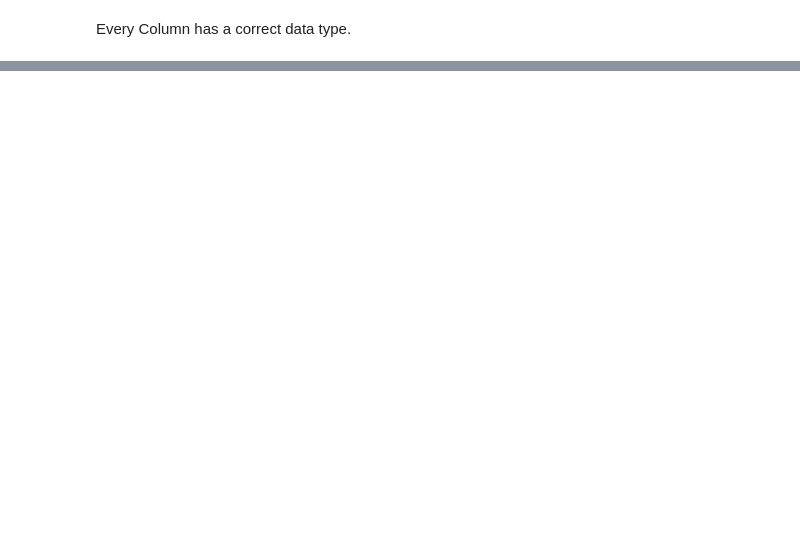
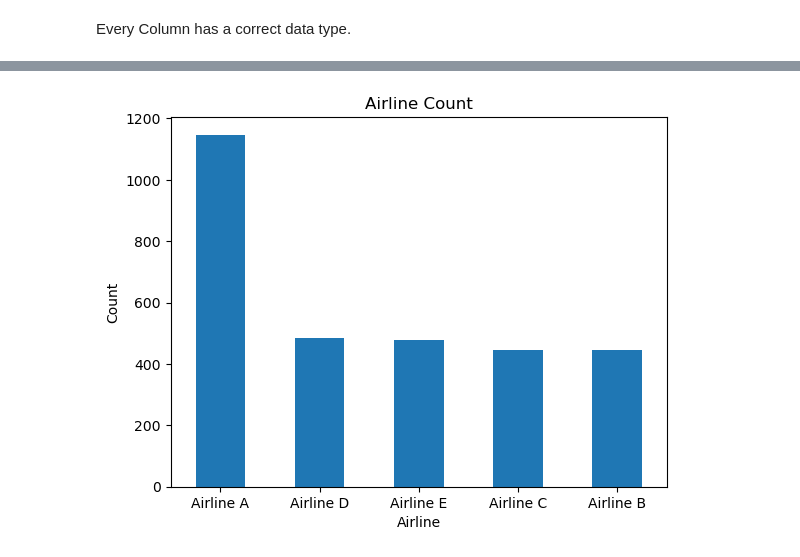
Before and after one commit to Goitsimodimo/Flight-cancellation-prediction-model, a Jupyter notebook: Flight-Cancellation-Prediction-Model-for-Flyzy.ipynb, the cells around one changed output, grey strips where cells are left out. Cells and saved outputs as stored; diff of their text form; code cells hidden in the pictures; blank space fills up the shorter version.

```diff
--- a/Flight-Cancellation-Prediction-Model-for-Flyzy.ipynb
+++ b/Flight-Cancellation-Prediction-Model-for-Flyzy.ipynb
@@ -141,0 +170,9 @@ Every Column has a correct data type.
+# %%
+df.Airline.value_counts().plot(kind="bar")
+plt.title("Airline Count")
+plt.xlabel("Airline")
+plt.xticks(rotation=0)
+plt.ylabel("Count")
+plt.show()
+# %% [output]
+[figure, added]
```
Also changed, not shown: parts of 17 cells of this notebook.
